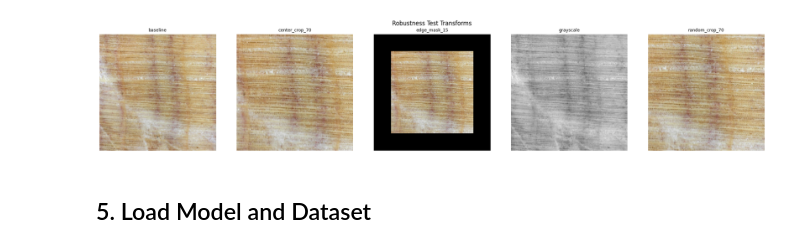
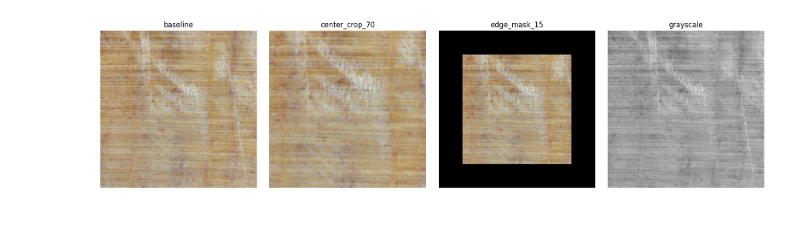
Before and after one commit to ManifoldsTeam/woodbench, a Jupyter notebook: notebooks/phase 2/supervisor-feedback/task_02_robustness_tests/robustness_tests.ipynb, the cells around one changed output. Saved outputs shown, nothing was run; the diff lists cells and outputs as text; code cells hidden in the pictures; blank space fills up the shorter version.

```diff
--- a/notebooks/phase 2/supervisor-feedback/task_02_robustness_tests/robustness_tests.ipynb
+++ b/notebooks/phase 2/supervisor-feedback/task_02_robustness_tests/robustness_tests.ipynb
@@ -154,0 +7,16 @@ random_crop_70: Random crop at 70% (tests spatial invariance)
+# %%
+from pathlib import Path
+import sys
+
+if Path('/content').exists():
+    ROOT = Path('/content/woodbench')
+else:
+    ROOT = Path.cwd()
+    candidates = [ROOT, *ROOT.parents, ROOT / 'woodbench']
+    ROOT = next((p for p in candidates if (p / 'src/data/transforms.py').is_file()), ROOT)
+
+assert (ROOT / 'src/data/transforms.py').is_file(), f'Không tìm thấy repo woodbench: {ROOT}'
+sys.path.insert(0, str(ROOT))
+FEEDBACK = ROOT / 'notebooks/phase 2/supervisor-feedback'
+sys.path.insert(0, str(FEEDBACK))
+print(f'ROOT: {ROOT}')
@@ -155,30 +79,16 @@ random_crop_70: Random crop at 70% (tests spatial invariance)
 # %%
-# Load a sample image
-sample_paths = list((ROOT / "data/task-B-group-split/train").glob("**/*.png"))[:1]
-if sample_paths:
-    sample_img = Image.open(sample_paths[0]).convert('RGB')
-
-    n = len(ROBUSTNESS_TESTS)
-    fig, axes = plt.subplots(1, n, figsize=(4*n, 4))
-
-    for idx, (name, desc) in enumerate(ROBUSTNESS_TESTS.items()):
-        transform = make_transform(name)
-        transformed = transform(sample_img)
-
-        # Denormalize for display
-        img_display = transformed.permute(1, 2, 0).numpy()
-        img_display = img_display * np.array([0.229, 0.224, 0.225]) + np.array([0.485, 0.456, 0.406])
-        img_display = np.clip(img_display, 0, 1)
-
-        axes[idx].imshow(img_display)
-        axes[idx].set_title(name, fontsize=9)
-        axes[idx].axis('off')
-
-    plt.suptitle('Robustness Test Transforms')
-    plt.tight_layout()
-    plt.savefig('robustness_transforms.png', dpi=150)
-    plt.show()
+sample_path = next(TEST_DIR.glob('*/*.png'))
+with Image.open(sample_path) as image:
+    sample = image.convert('RGB')
+fig, axes = plt.subplots(1, len(CONDITIONS), figsize=(16, 4))
+for ax, condition in zip(axes, CONDITIONS):
+    tensor = make_transform(condition)(sample)
+    pixels = tensor.permute(1, 2, 0).numpy()
+    pixels = pixels * np.array([0.229, 0.224, 0.225]) + np.array([0.485, 0.456, 0.406])
+    ax.imshow(np.clip(pixels, 0, 1))
+    ax.set_title(condition)
+    ax.axis('off')
+plt.tight_layout()
+plt.show()
 # %% [output]
-[figure, old version]
+[figure, new version]
-# %% [markdown]
-## 5. Load Model and Dataset
```
Also changed, not shown: parts of 27 cells of this notebook, 6 other files.
